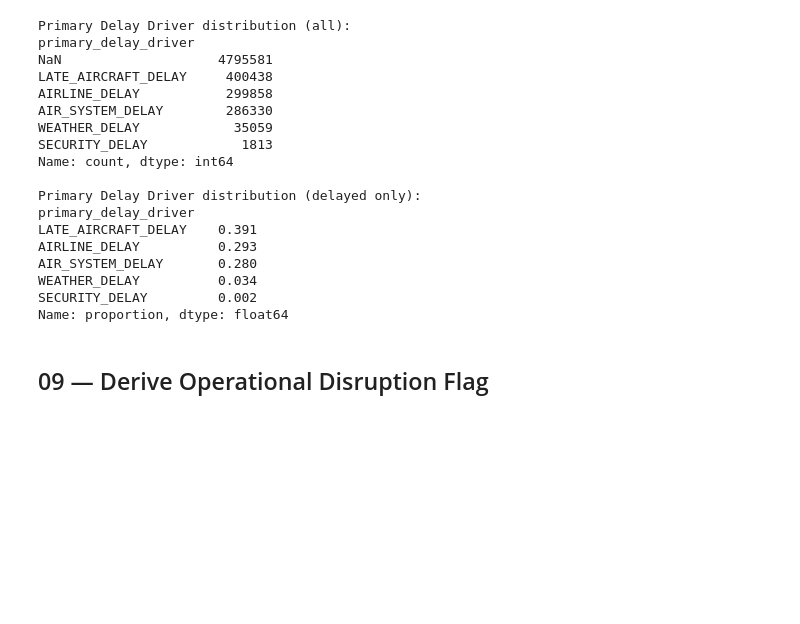
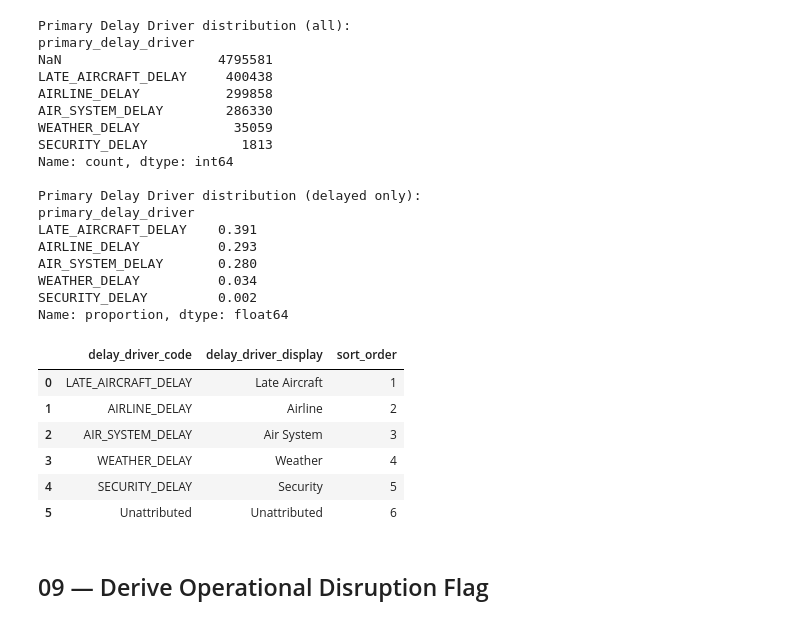
Before and after one commit to Anas-RT/airline-delay-analysis, a Jupyter notebook: Notebooks/02 — Curated Operational Dataset + KPI Foundations.ipynb, the cells around one changed output. Drawn from its saved outputs; the diff is of its cells as text; code cells hidden in the pictures; blank space fills up the shorter version.

Commit message:
Publish airline delay analytics pipeline and KPI model

```diff
--- a/Notebooks/02 — Curated Operational Dataset + KPI Foundations.ipynb
+++ b/Notebooks/02 — Curated Operational Dataset + KPI Foundations.ipynb
@@ -350,6 +350,36 @@ AIR_SYSTEM_DELAY       0.280
 WEATHER_DELAY          0.034
 SECURITY_DELAY         0.002
 Name: proportion, dtype: float64
+# %%
+dim_delay_driver = pd.DataFrame({
+    "delay_driver_code": [
+        "LATE_AIRCRAFT_DELAY",
+        "AIRLINE_DELAY",
+        "AIR_SYSTEM_DELAY",
+        "WEATHER_DELAY",
+        "SECURITY_DELAY",
+        "Unattributed"
+    ],
+    "delay_driver_display": [
+        "Late Aircraft",
+        "Airline",
+        "Air System",
+        "Weather",
+        "Security",
+        "Unattributed"
+    ],
+    "sort_order": [1, 2, 3, 4, 5, 6]
+})
+
+display(dim_delay_driver)
+# %% [output]
+|  | delay_driver_code | delay_driver_display | sort_order |
+| 0 | LATE_AIRCRAFT_DELAY | Late Aircraft | 1 |
+| 1 | AIRLINE_DELAY | Airline | 2 |
+| 2 | AIR_SYSTEM_DELAY | Air System | 3 |
+| 3 | WEATHER_DELAY | Weather | 4 |
+| 4 | SECURITY_DELAY | Security | 5 |
+| 5 | Unattributed | Unattributed | 6 |
 # %% [markdown]
 ## 09 — Derive Operational Disruption Flag
 # %%
```
Also changed, not shown: parts of 23 cells of this notebook, 6 other files.
